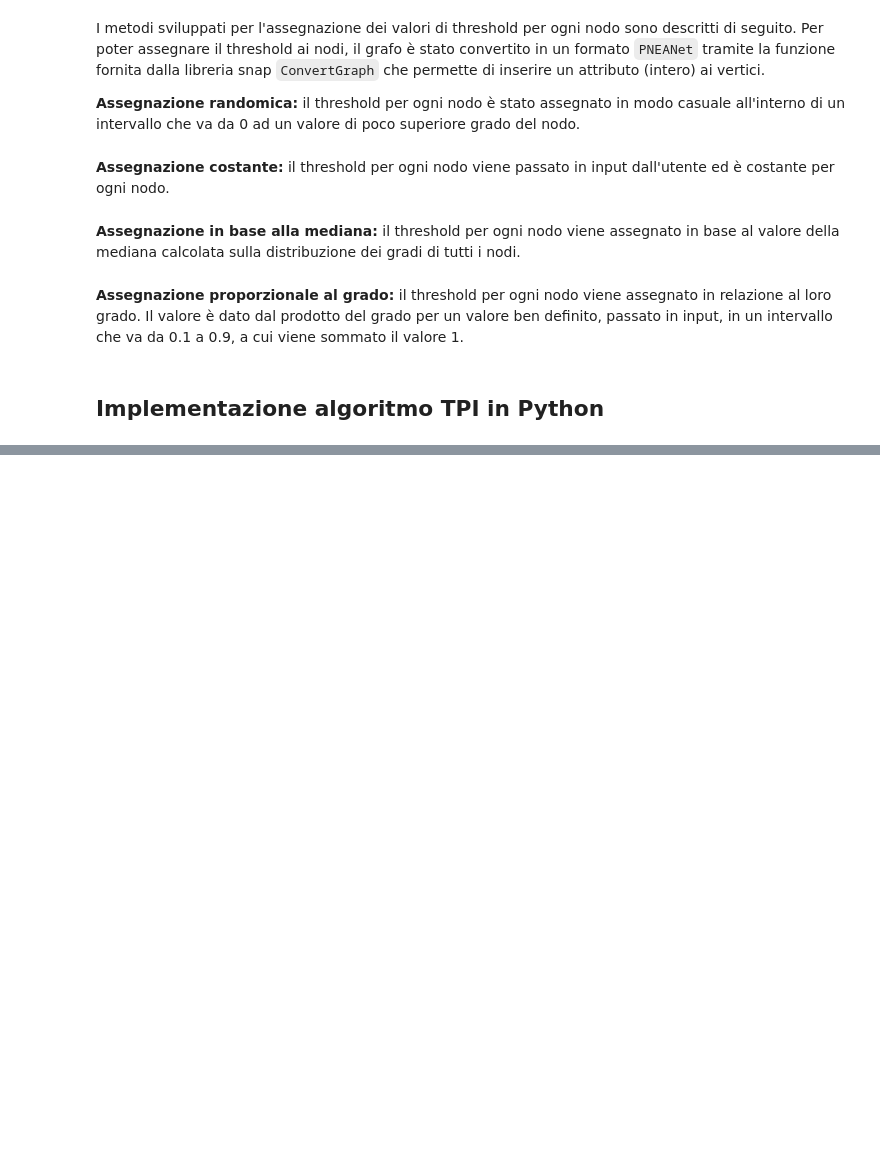
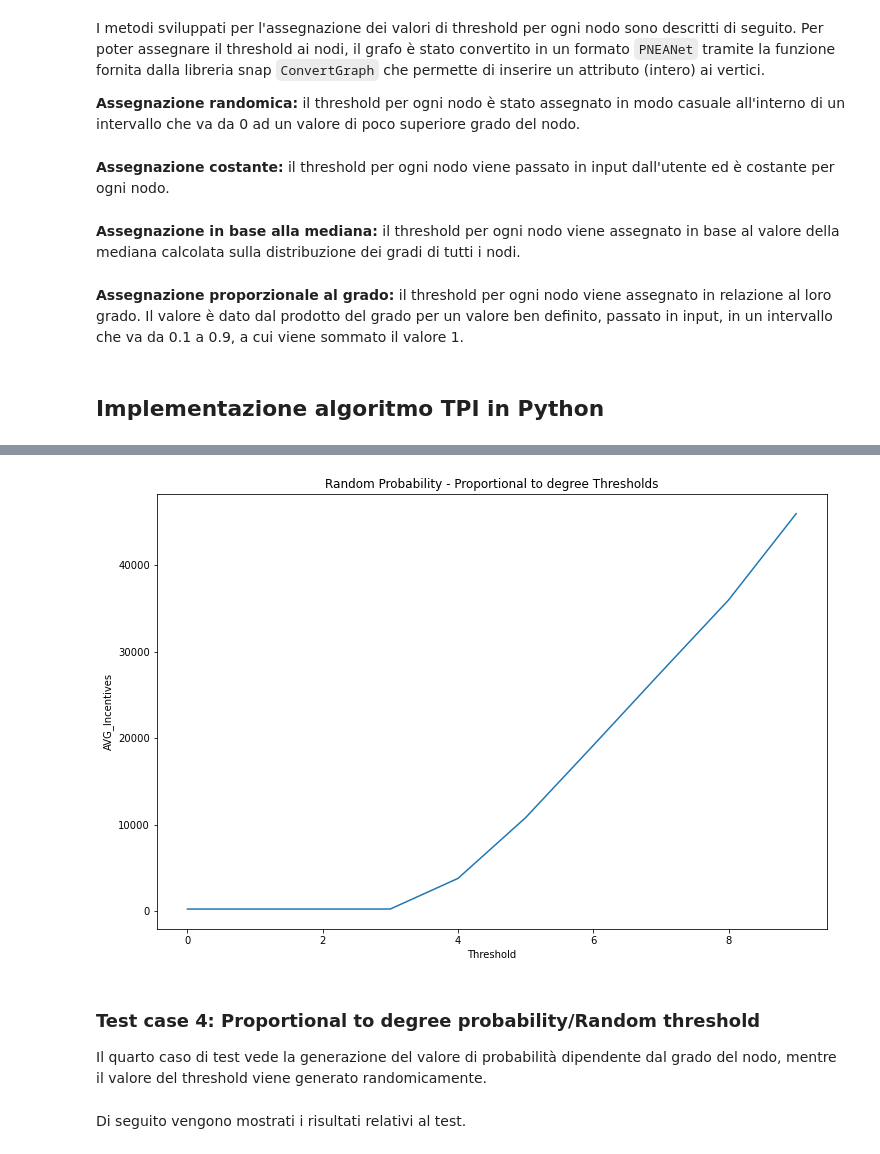
Before and after one commit to fscavone1/TPI-Algorithm, a Jupyter notebook: documentation.ipynb, the cells around one changed output, grey strips where cells are left out. Saved outputs shown, nothing was run; the diff lists cells and outputs as text; code cells hidden in the pictures; blank space fills up the shorter version.

```diff
--- a/documentation.ipynb
+++ b/documentation.ipynb
@@ -173,0 +318,3 @@ def tpi(graph):
+# %%
+results = pd.read_csv('Tests/test_rp.csv', delimiter=' ', skiprows=0, low_memory=False)
+results
@@ -173,0 +333,7 @@ def tpi(graph):
+# %%
+plots.create_graph(results, 10, 'Random Probability - Proportional to degree Thresholds')
+# %% [output]
+[figure, added]
+# %% [markdown]
+### Test case 4: Proportional to degree probability/Random threshold
+Il quarto caso di test vede la generazione del valore di probabilità dipendente dal grado del nodo, mentre il valore del threshold viene generato randomicamente.
@@ -173,0 +358,2 @@ def tpi(graph):
+# %% [markdown]
+Di seguito vengono mostrati i risultati relativi al test.
```
Also changed, not shown: parts of 36 cells of this notebook, 3 other files.
